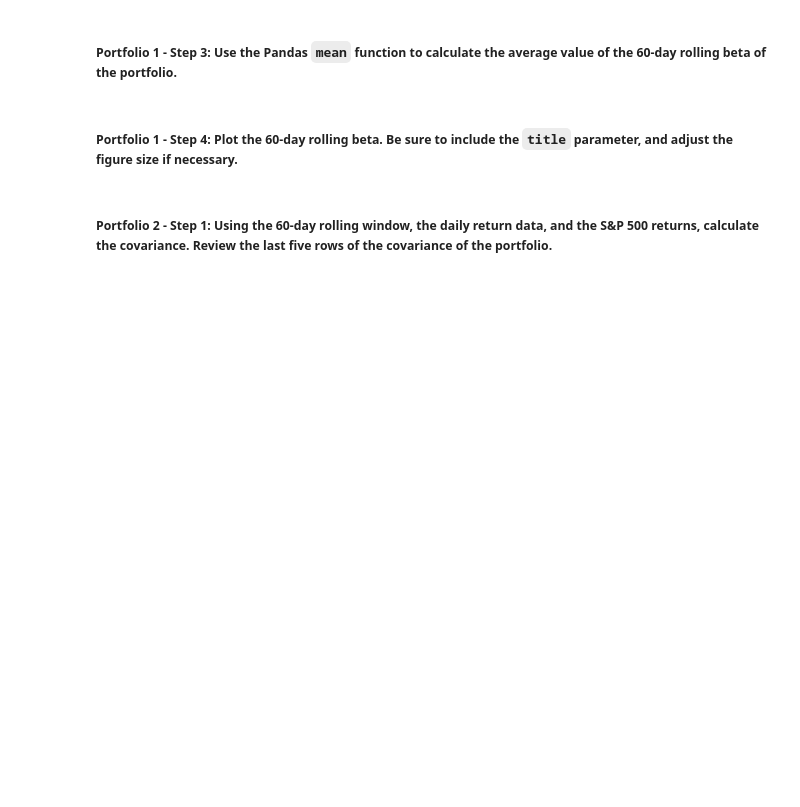
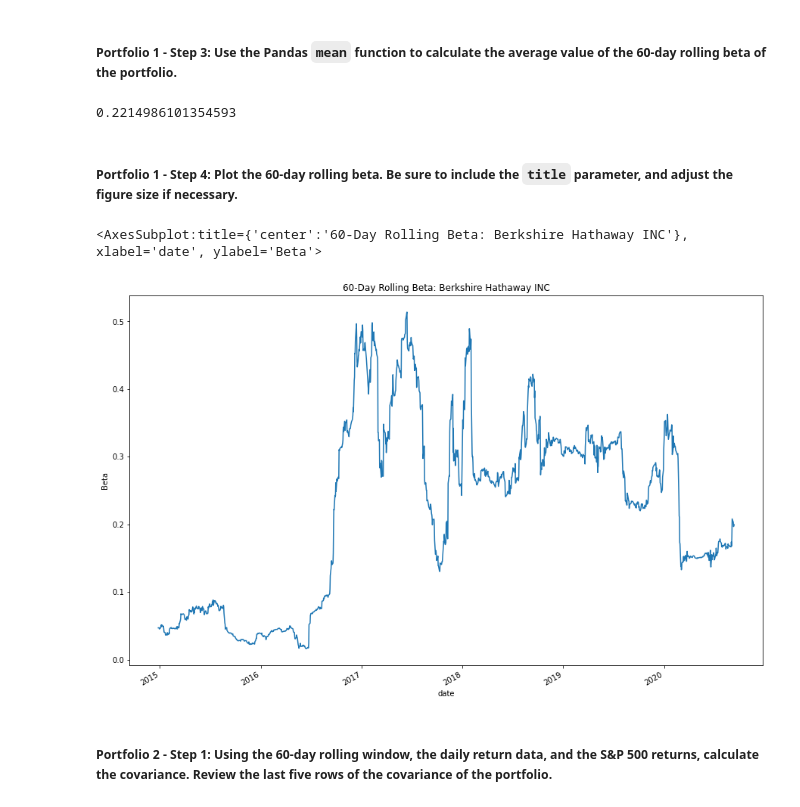
Before and after one commit to elliotlozano/portfolio_optimizer, a Jupyter notebook: risk_return_analysis.ipynb, the cells around one changed output. Drawn from its saved outputs; the diff is of its cells as text; code cells hidden in the pictures; blank space fills up the shorter version.

```diff
--- a/risk_return_analysis.ipynb
+++ b/risk_return_analysis.ipynb
@@ -373,4 +373,6 @@ Your analysis is nearing completion. Now, you need to evaluate how the portfolio
 #### Use the Pandas `var` function to calculate the variance of the S&P 500 by using a 60-day rolling window. Visualize the last five rows of the variance of the S&P 500.
 # %%
 # Calculate the variance of the S&P 500 using a rolling 60-day window.
-# YOUR CODE HERE
+market_rolling_variance = whale_daily_returns['S&P 500'].rolling(window=60).var()
+
+market_rolling_variance.tail()
@@ -389,4 +399,6 @@ Your analysis is nearing completion. Now, you need to evaluate how the portfolio
 # %%
 # Calculate the covariance using a 60-day rolling window
 # Review the last five rows of the covariance data
-# YOUR CODE HERE
+berkshire_rolling_covariance = whale_daily_returns['BERKSHIRE HATHAWAY INC'].rolling(window=60).cov(whale_daily_returns['S&P 500'])
+
+berkshire_rolling_covariance.tail()
@@ -395,4 +415,6 @@ Your analysis is nearing completion. Now, you need to evaluate how the portfolio
 # %%
 # Calculate the beta based on the 60-day rolling covariance compared to the market (S&P 500)
 # Review the last five rows of the beta information
-# YOUR CODE HERE
+berkshire_rolling_beta = berkshire_rolling_covariance / market_rolling_variance
+
+berkshire_rolling_beta.tail()
@@ -400,13 +430,22 @@ Your analysis is nearing completion. Now, you need to evaluate how the portfolio
 ##### Portfolio 1 - Step 3: Use the Pandas `mean` function to calculate the average value of the 60-day rolling beta of the portfolio.
 # %%
 # Calculate the average of the 60-day rolling beta
-# YOUR CODE HERE
+berkshire_rolling_beta.mean()
+# %% [output]
+0.2214986101354593
 # %% [markdown]
 ##### Portfolio 1 - Step 4: Plot the 60-day rolling beta. Be sure to include the `title` parameter, and adjust the figure size if necessary.
 # %%
 # Plot the rolling beta
 # Include a title parameter and adjust the figure size
-# YOUR CODE HERE
+berkshire_rolling_beta.plot(
+    figsize = (15,10),
+    title = '60-Day Rolling Beta: Berkshire Hathaway INC',
+    ylabel = 'Beta'
+)
+# %% [output]
+<AxesSubplot:title={'center':'60-Day Rolling Beta: Berkshire Hathaway INC'}, xlabel='date', ylabel='Beta'>
+[figure, added]
 # %% [markdown]
 ##### Portfolio 2 - Step 1: Using the 60-day rolling window, the daily return data, and the S&P 500 returns, calculate the covariance. Review the last five rows of the covariance of the portfolio.
 # %%
```
Also changed, not shown: parts of 11 cells of this notebook.
